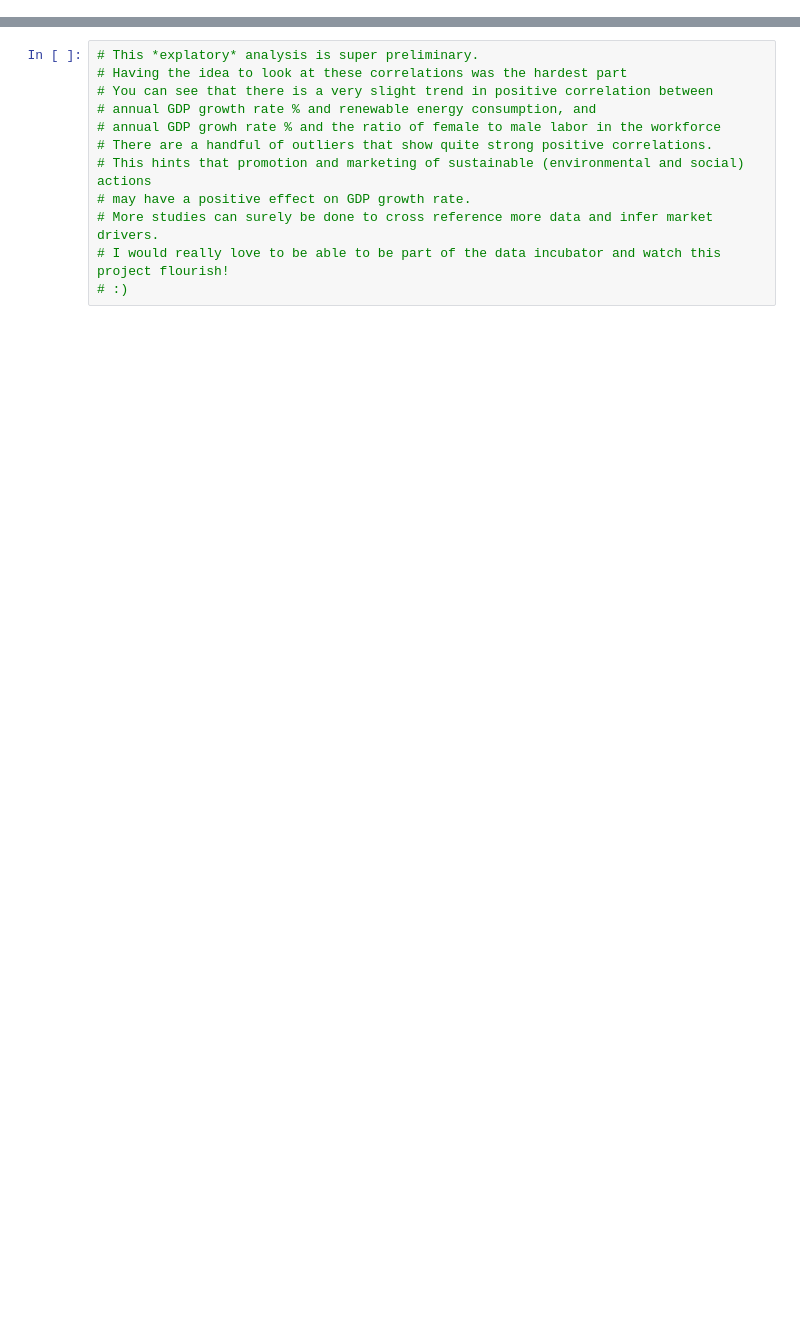
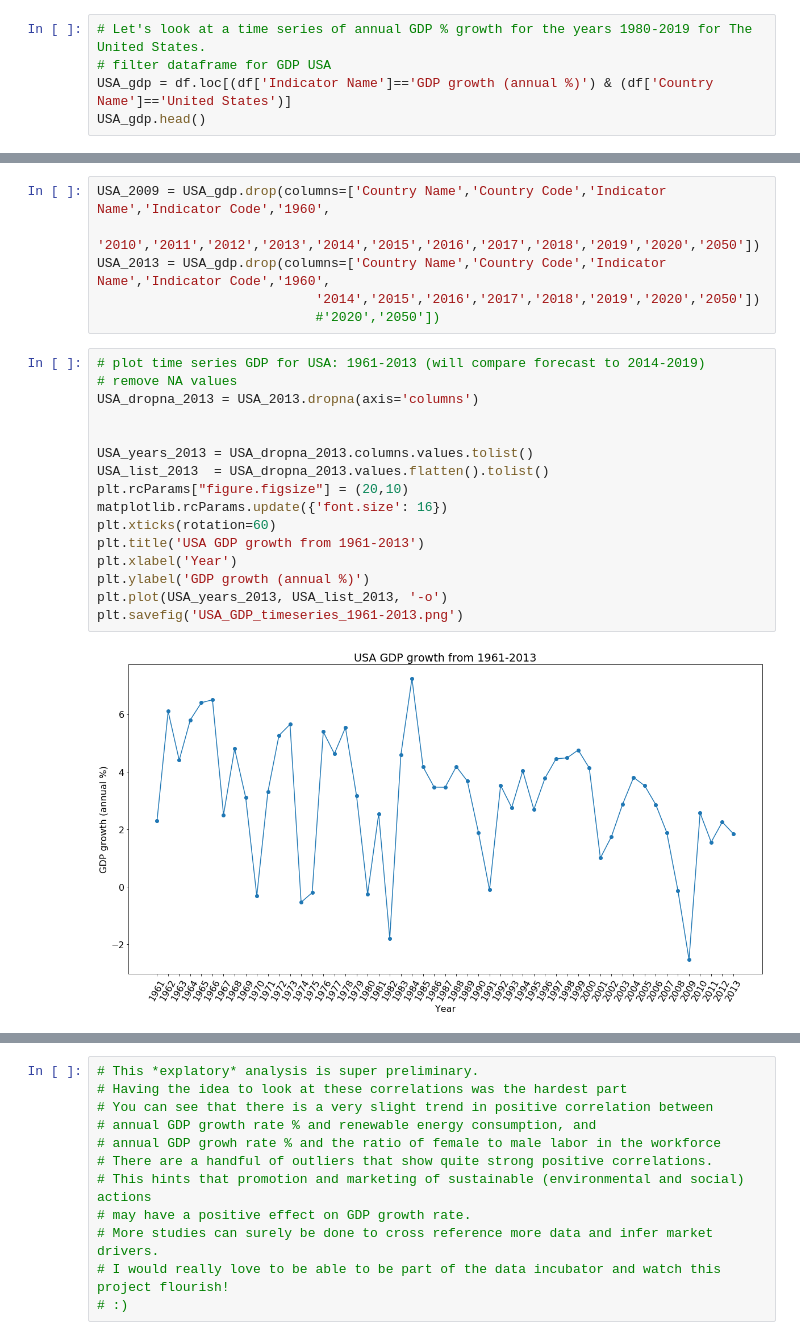
Before and after one commit to christinanelson/SustainabilityProfitCorrelation, a Jupyter notebook: SustainProfit.ipynb, the cells around one changed output, grey strips where cells are left out. Cells and saved outputs as stored; diff of their text form; blank space fills up the shorter version.

Commit message:
Developed: USA GDP annual growth time series and MLP forecast

```diff
--- a/SustainProfit.ipynb
+++ b/SustainProfit.ipynb
@@ -99,0 +236,5 @@ Text(0, 0.5, 'GDP growth (annual %)')
+# %%
+# Let's look at a time series of annual GDP % growth for the years 1980-2019 for The United States.
+# filter dataframe for GDP USA
+USA_gdp = df.loc[(df['Indicator Name']=='GDP growth (annual %)') & (df['Country Name']=='United States')]
+USA_gdp.head()
@@ -99,0 +245,24 @@ Text(0, 0.5, 'GDP growth (annual %)')
+# %%
+USA_2009 = USA_gdp.drop(columns=['Country Name','Country Code','Indicator Name','Indicator Code','1960',
+                            '2010','2011','2012','2013','2014','2015','2016','2017','2018','2019','2020','2050'])
+USA_2013 = USA_gdp.drop(columns=['Country Name','Country Code','Indicator Name','Indicator Code','1960',
+                            '2014','2015','2016','2017','2018','2019','2020','2050'])
+                            #'2020','2050'])
+# %%
+# plot time series GDP for USA: 1961-2013 (will compare forecast to 2014-2019)
+# remove NA values
+USA_dropna_2013 = USA_2013.dropna(axis='columns')
+
+
+USA_years_2013 = USA_dropna_2013.columns.values.tolist()
+USA_list_2013  = USA_dropna_2013.values.flatten().tolist()
+plt.rcParams["figure.figsize"] = (20,10)
+matplotlib.rcParams.update({'font.size': 16})
+plt.xticks(rotation=60)
+plt.title('USA GDP growth from 1961-2013')
+plt.xlabel('Year')
+plt.ylabel('GDP growth (annual %)')
+plt.plot(USA_years_2013, USA_list_2013, '-o')
+plt.savefig('USA_GDP_timeseries_1961-2013.png')
+# %% [output]
+[figure, added]
```
Also changed, not shown: parts of 41 cells of this notebook.
